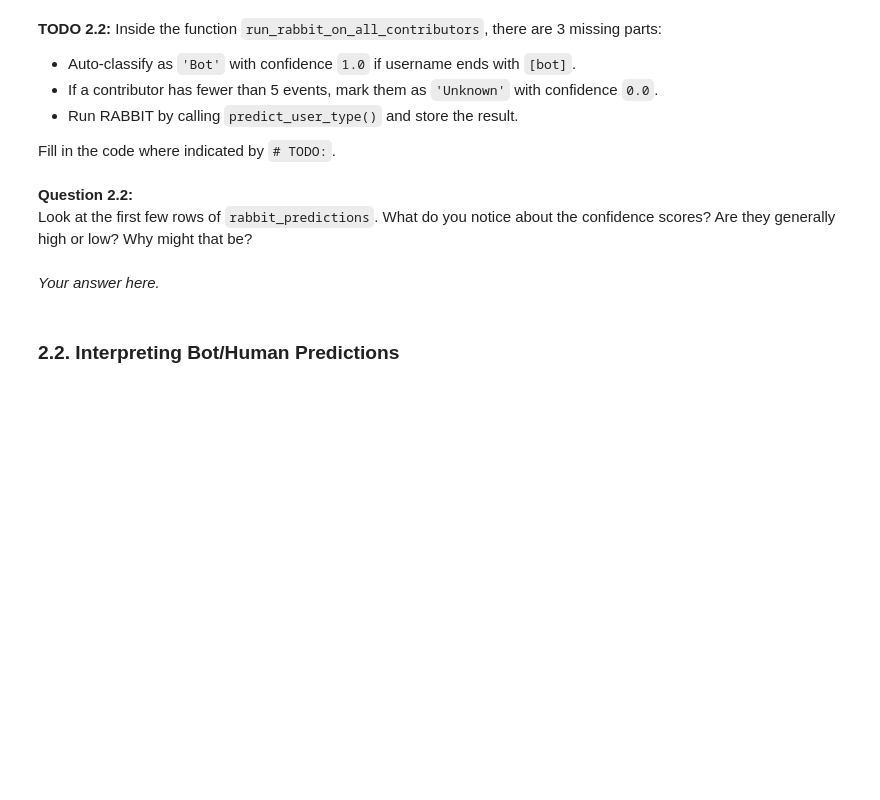
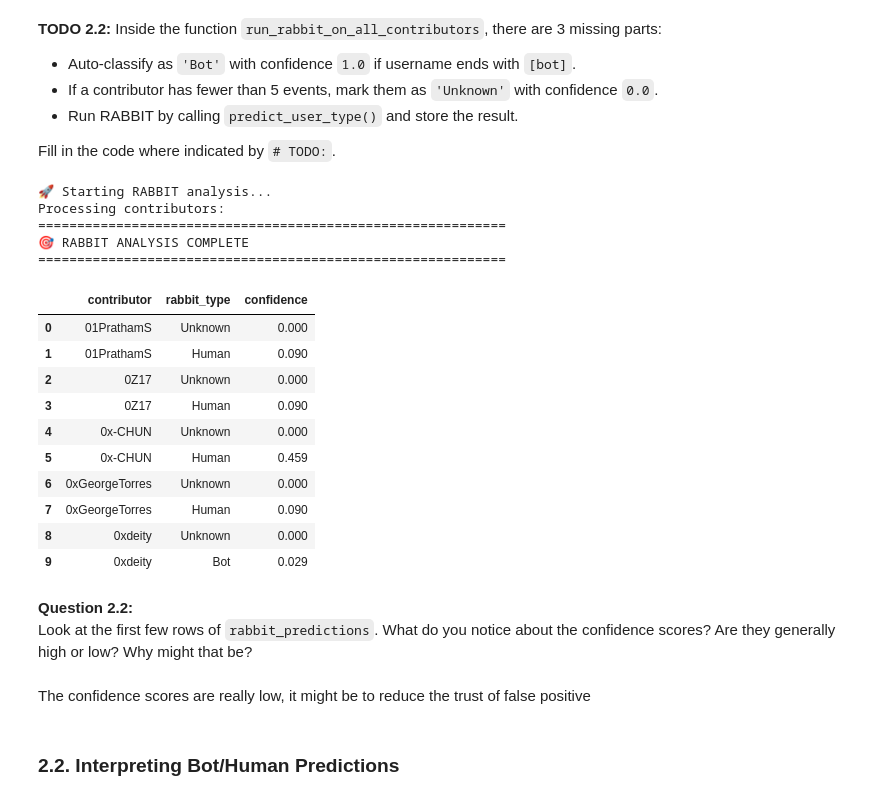
Before and after one commit to Wawilski/Software-Evolution-Practical-Bots-TP, a Jupyter notebook: Bots-Template.ipynb, the cells around one changed output. Cells and saved outputs as stored; diff of their text form; code cells hidden in the pictures; blank space fills up the shorter version.

```diff
--- a/Bots-Template.ipynb
+++ b/Bots-Template.ipynb
@@ -607,6 +618,7 @@ def run_rabbit_on_all_contributors():
     """
     results = []
 
+
     print("🚀 Starting RABBIT analysis...")
     print("Processing contributors:", end=" ")
 
@@ -617,47 +629,77 @@ def run_rabbit_on_all_contributors():
 
         # Auto-classify if username ends with [bot]
         if contributor.endswith('[bot]'):
-            # TODO: Append Bot result with confidence 1.0 and continue
-            # Your code here...
+            results.append({
+                'contributor':contributor,
+                'rabbit_type':'Bot',
+                'confidence': 1.0
+            })
 
-            continue
 
         # Load events
         events = load_contributor_events(contributor)
 
         if len(events) < 5:
             # TODO: Append Unknown result with confidence 0.0 and continue
             # Your code here...
 
-            continue
+            results.append({
+                'contributor':contributor,
+                'rabbit_type':'Unknown',
+                'confidence': 0.0
+            })
 
         # Run RABBIT prediction
         try:
             # TODO: Call predict_user_type() and append the result
             # Your code here...
+            user = predict_user_type(contributor,events,predictor)
+            results.append({
+                'contributor': contributor,
+                'rabbit_type': user.user_type,
+                'confidence': user.confidence
+
+            })
 
         except Exception as e:
             print(f"\n❌ Error processing {contributor}: {e}")
             results.append({
                 'contributor': contributor,
                 'rabbit_type': 'Error',
                 'confidence': 0.0
             })
 
     return pd.DataFrame(results)
 
 # Run the analysis (this may take a minute or two)
 rabbit_predictions = run_rabbit_on_all_contributors()
 
 print("\n" + "="*60)
 print("🎯 RABBIT ANALYSIS COMPLETE")
 print("="*60)
 display(rabbit_predictions.head(10))
+# %% [output]
+🚀 Starting RABBIT analysis...
+Processing contributors:
+============================================================
+🎯 RABBIT ANALYSIS COMPLETE
+============================================================
+|  | contributor | rabbit_type | confidence |
+| 0 | 01PrathamS | Unknown | 0.000 |
+| 1 | 01PrathamS | Human | 0.090 |
+| 2 | 0Z17 | Unknown | 0.000 |
+| 3 | 0Z17 | Human | 0.090 |
+| 4 | 0x-CHUN | Unknown | 0.000 |
+| 5 | 0x-CHUN | Human | 0.459 |
+| 6 | 0xGeorgeTorres | Unknown | 0.000 |
+| 7 | 0xGeorgeTorres | Human | 0.090 |
+| 8 | 0xdeity | Unknown | 0.000 |
+| 9 | 0xdeity | Bot | 0.029 |
 # %% [markdown]
 **Question 2.2:**
 Look at the first few rows of `rabbit_predictions`. What do you notice about the confidence scores? Are they generally high or low? Why might that be?
 # %% [markdown]
-*Your answer here.*
+The confidence scores are really low, it might be to reduce the trust of false positive
 # %% [markdown]
 ### 2.2. Interpreting Bot/Human Predictions
 # %% [markdown]
```
Also changed, not shown: parts of 18 cells of this notebook.
